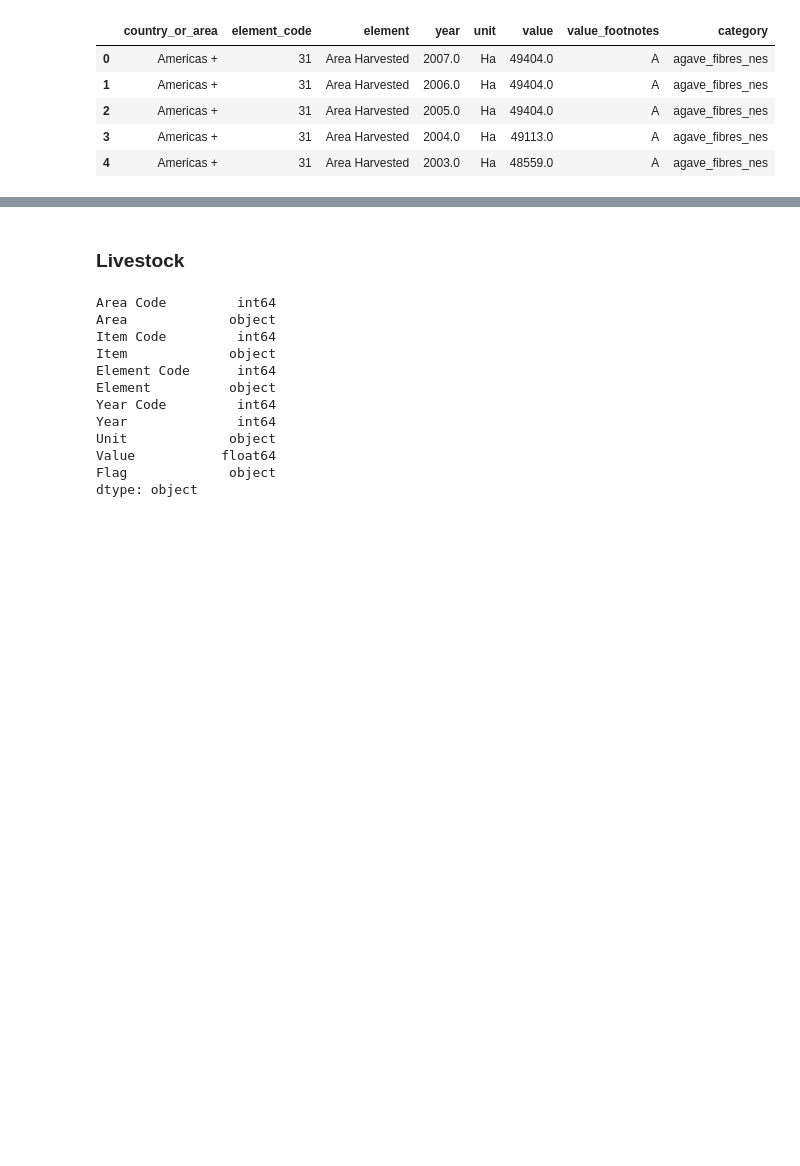
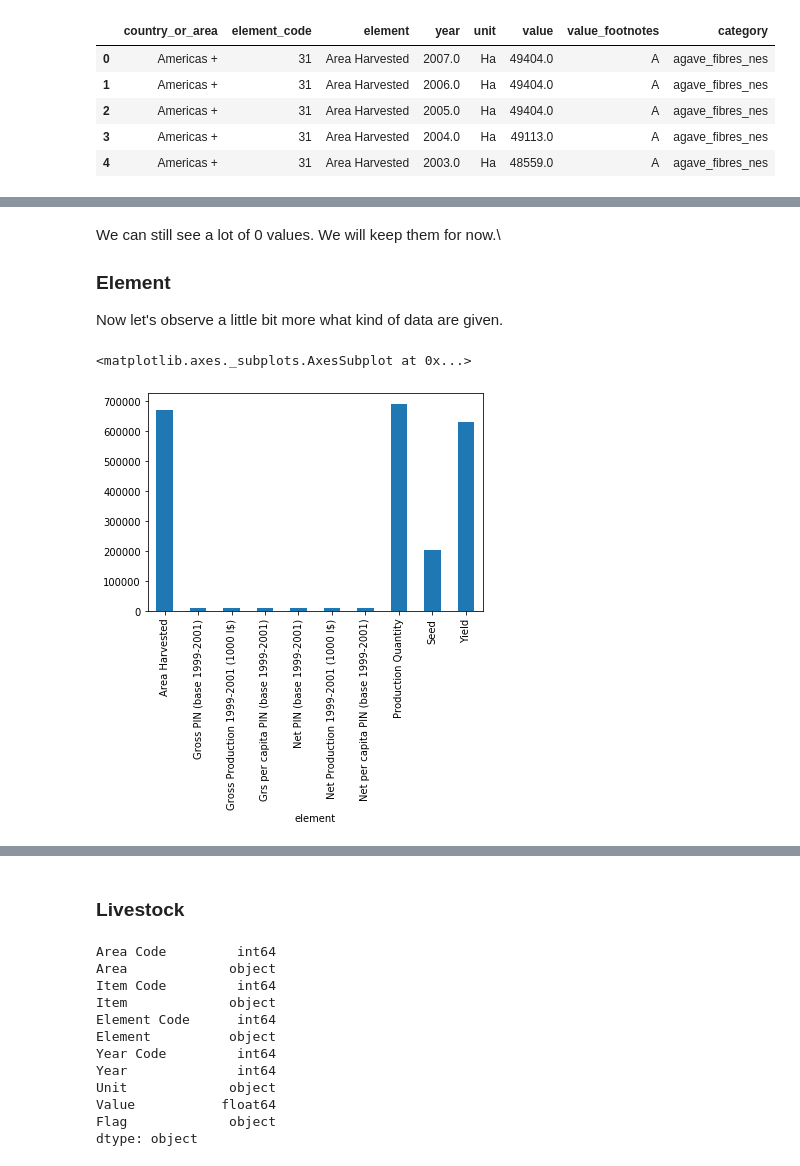
Before and after one commit to CeliaBenquet/Project_ADA, a Jupyter notebook: ada_project_true.ipynb, the cells around one changed output, grey strips where cells are left out. Saved outputs shown, nothing was run; the diff lists cells and outputs as text; code cells hidden in the pictures; blank space fills up the shorter version.

Commit message:
add crops to global

```diff
--- a/ada_project_true.ipynb
+++ b/ada_project_true.ipynb
@@ -507,0 +575,7 @@ From investigation in `Crops.ipynb`, we describe each features of the dataFrame:
+# %%
+#remove value_footnotes and element_code
+crops = crops.drop(columns=['value_footnotes', 'element_code'])
+# %%
+# remove missing values
+crops = crops.dropna()
+crops.shape
@@ -507,0 +600,12 @@ From investigation in `Crops.ipynb`, we describe each features of the dataFrame:
+# %% [markdown]
+We can still see a lot of 0 values. We will keep them for now.\
+### Element
+
+Now let's observe a little bit more what kind of data are given.
+# %%
+elements = crops.copy()
+elements = elements.groupby('element').count()
+elements['value'].plot(kind='bar')
+# %% [output]
+<matplotlib.axes._subplots.AxesSubplot at 0x...>
+[figure, added]
```
Also changed, not shown: parts of 45 cells of this notebook.
